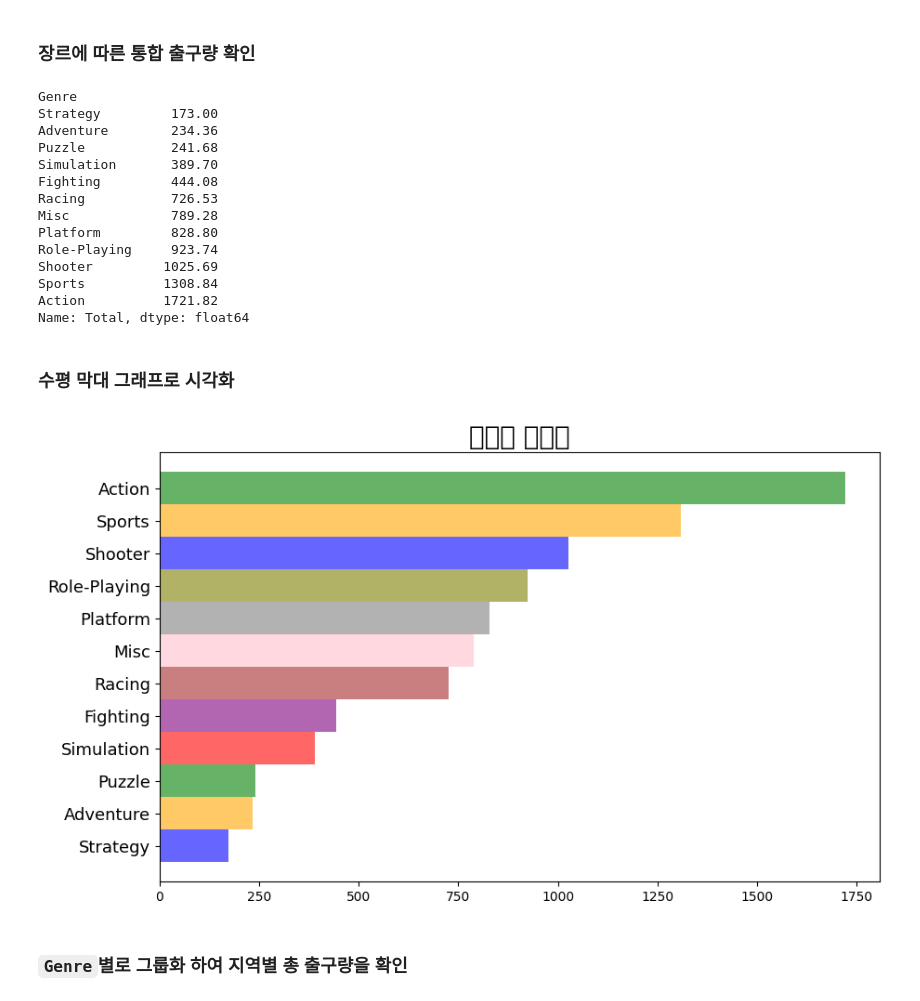
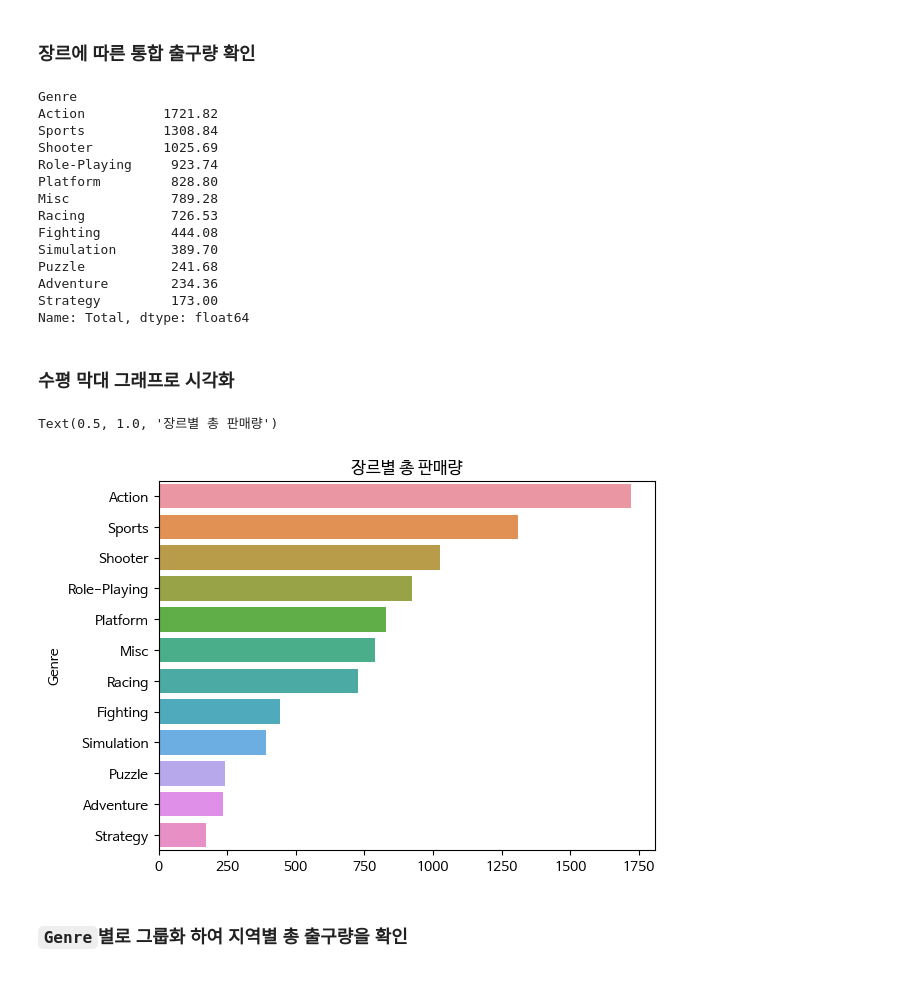
Before and after one commit to lagonee23/game-analysis, a Jupyter notebook: game_trend.ipynb, the cells around one changed output. Drawn from its saved outputs; the diff is of its cells as text; code cells hidden in the pictures.

```diff
--- a/game_trend.ipynb
+++ b/game_trend.ipynb
@@ -184,36 +187,34 @@ df.to_csv('vgsales_edited.csv', index=False)
 ### 장르에 따른 통합 출구량 확인
 # %%
 genre_global = df.groupby('Genre')['Total'].sum()
+
 # 순서정렬
-genre_global = genre_global.sort_values()
+genre_global = genre_global.sort_values(ascending=False)
 genre_global
 # %% [output]
 Genre
+Action          1721.82
+Sports          1308.84
+Shooter         1025.69
+Role-Playing     923.74
+Platform         828.80
+Misc             789.28
+Racing           726.53
+Fighting         444.08
+Simulation       389.70
+Puzzle           241.68
+Adventure        234.36
 Strategy         173.00
-Adventure        234.36
-Puzzle           241.68
-Simulation       389.70
-Fighting         444.08
-Racing           726.53
-Misc             789.28
-Platform         828.80
-Role-Playing     923.74
-Shooter         1025.69
-Sports          1308.84
-Action          1721.82
 Name: Total, dtype: float64
 # %% [markdown]
 ### 수평 막대 그래프로 시각화
-# %%
-label = genre_global.index
-index = np.arange(len(label)) # 0 ~ 11
-
-plt.figure(figsize=(10,6))
-plt.barh(index, list(genre_global), color=['blue', 'orange', 'green', 'red', 'purple', 'brown', 'pink', 'gray', 'olive'], alpha=0.6, height=1);
-plt.yticks(index, label, fontsize=13);
-plt.title('장르별 출구량', fontsize=20);
-# %% [output]
-[figure, removed]
+# %%
+# 수평 막대 그래프 생성
+sns.barplot(x=genre_global.values, y=genre_global.index)
+plt.title("장르별 총 판매량")
+# %% [output]
+Text(0.5, 1.0, '장르별 총 판매량')
+[figure, added]
 # %% [markdown]
 ### `Genre`별로 그룹화 하여 지역별 총 출구량을 확인
 # %%
```
Also changed, not shown: parts of 7 cells of this notebook.
